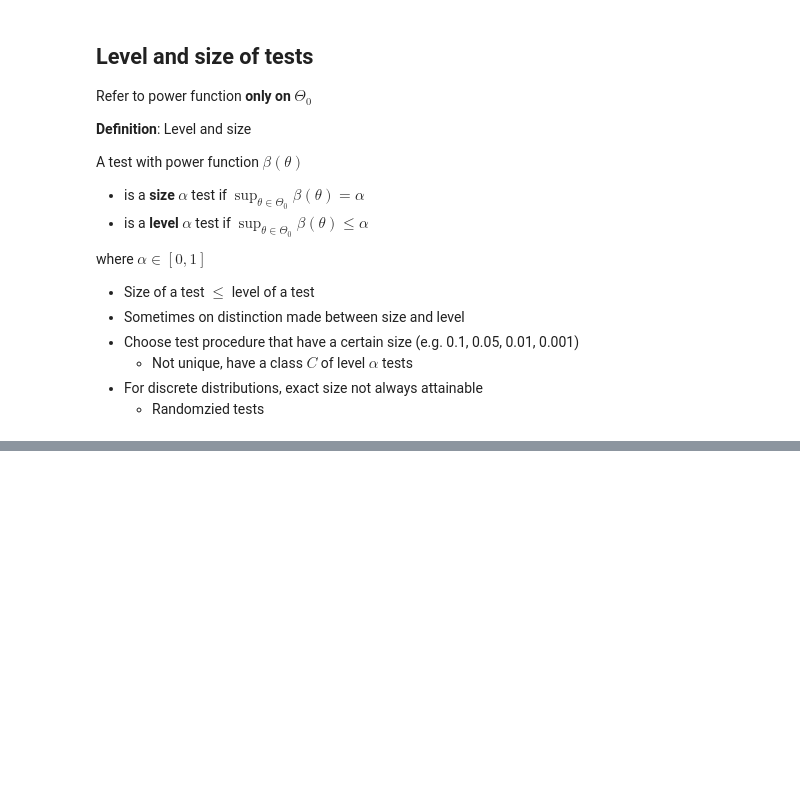
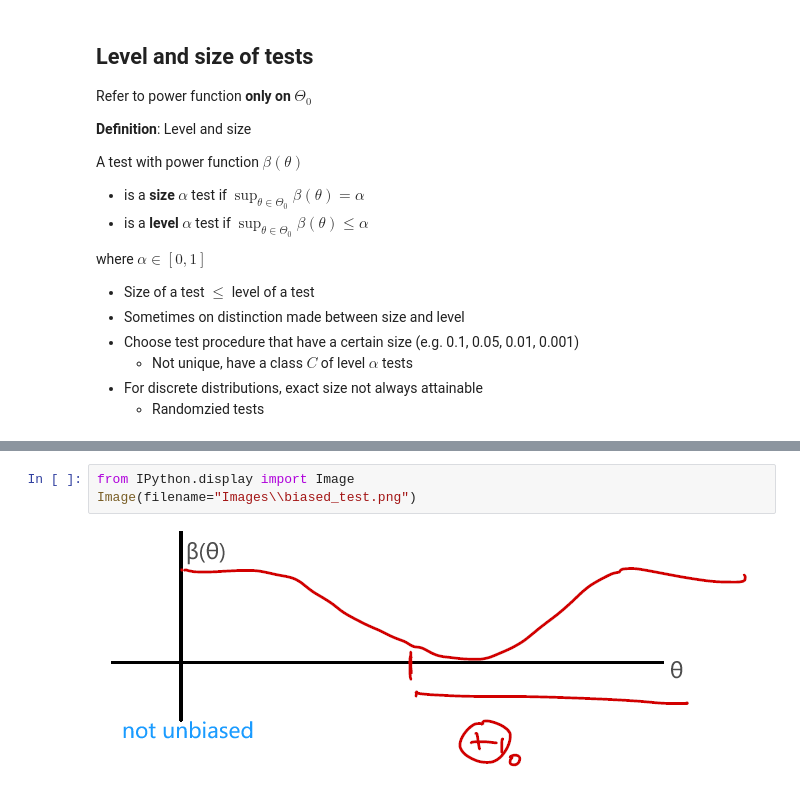
Before and after one commit to Thomson-Cui/Theoretical-Statistics-II, a Jupyter notebook: Chapter_08_02_Methods_of_Evaluating_Tests.ipynb, the cells around one changed output, grey strips where cells are left out. Cells and saved outputs as stored; diff of their text form; blank space fills up the shorter version.

```diff
--- a/Chapter_08_02_Methods_of_Evaluating_Tests.ipynb
+++ b/Chapter_08_02_Methods_of_Evaluating_Tests.ipynb
@@ -352,0 +430,5 @@ where $\alpha\in[0,1]$
+# %%
+from IPython.display import Image
+Image(filename="Images\\biased_test.png")
+# %% [output]
+[figure, added]
```
Also changed, not shown: parts of 6 cells of this notebook.
